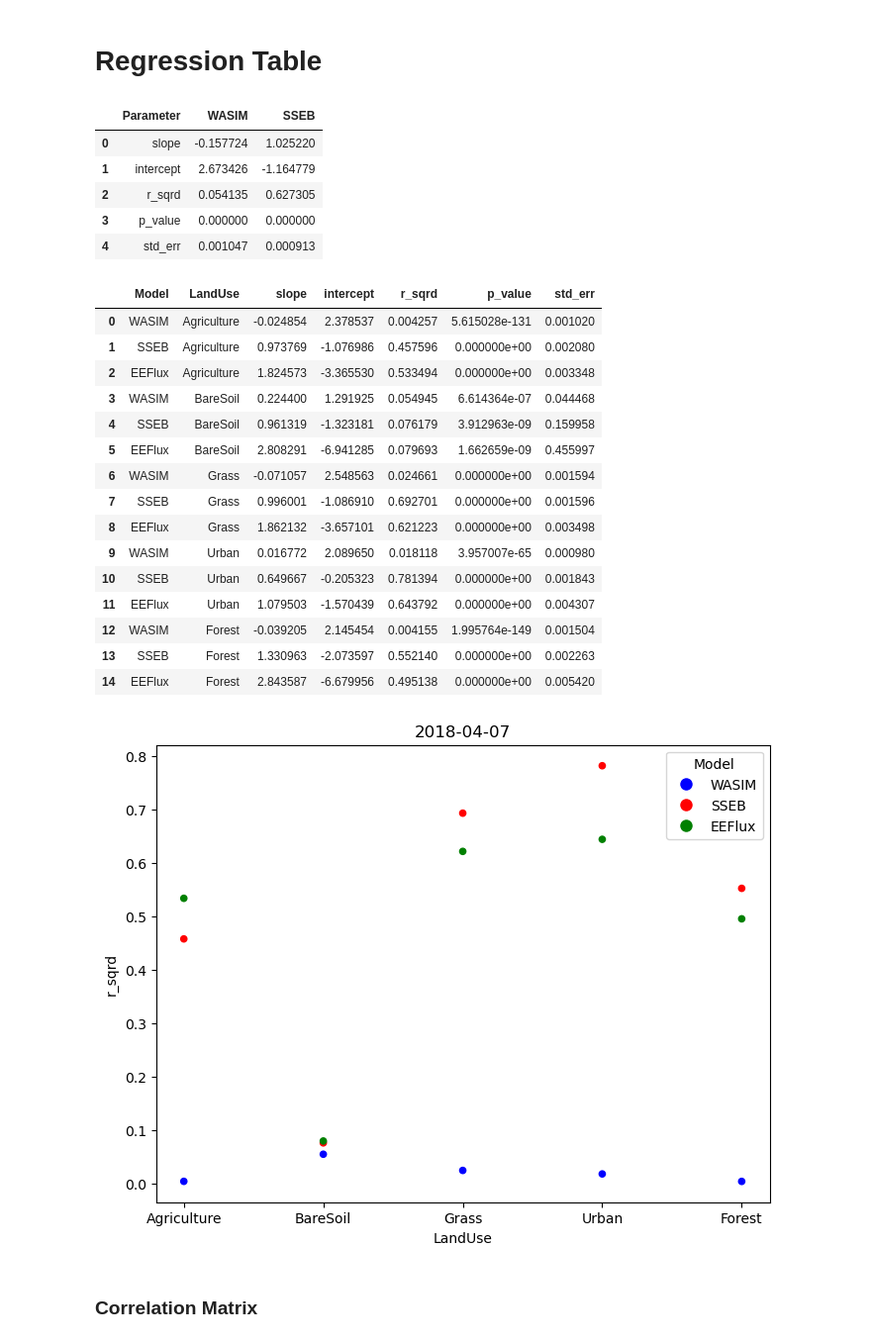
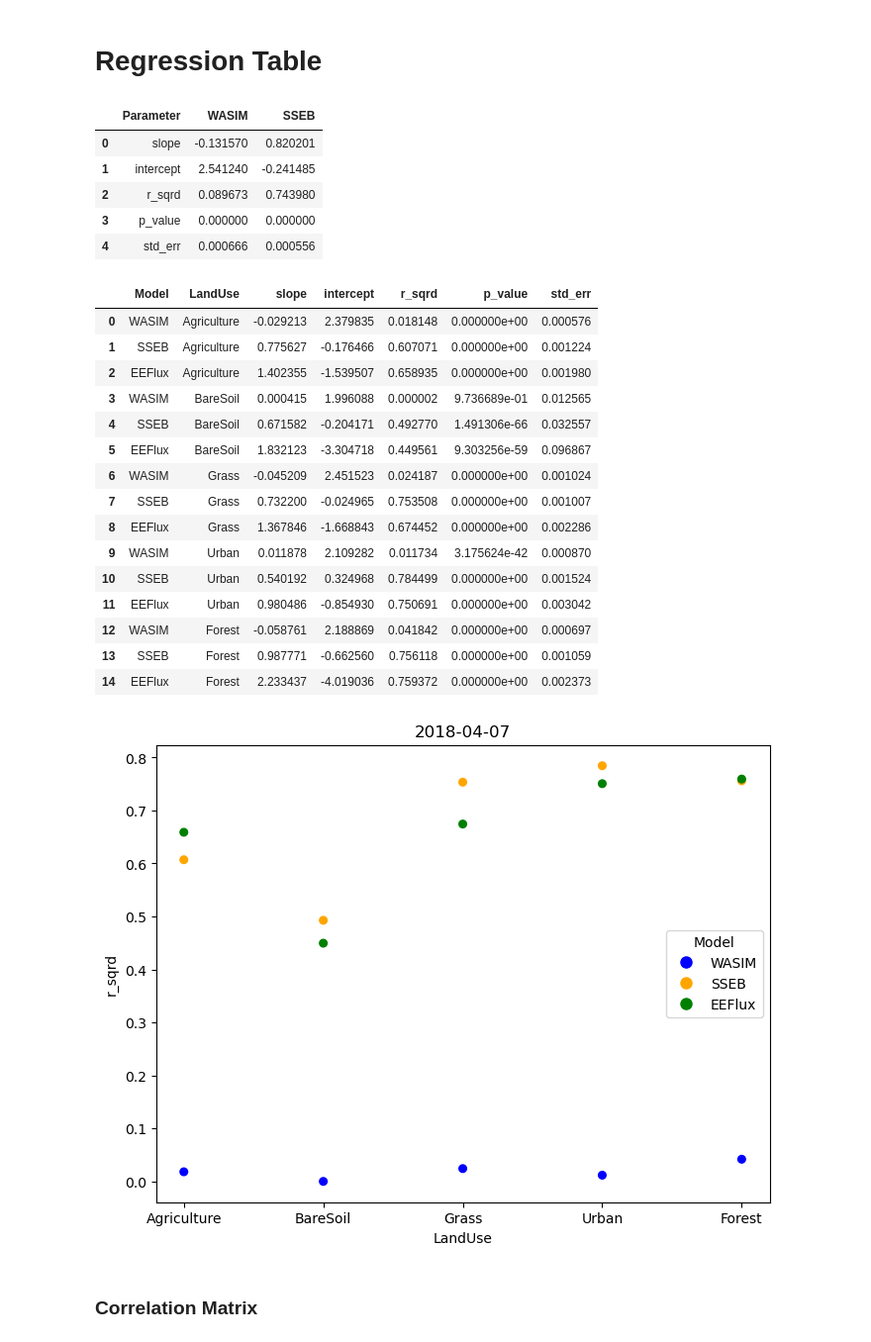
Before and after one commit to nicolast911/ET_master_project, a Jupyter notebook: scripts/images+analysis/2018-04-07_analysis.ipynb, the cells around one changed output. Shown at 99% size. Saved outputs shown, nothing was run; the diff lists cells and outputs as text; code cells hidden in the pictures.

Commit message:
PlotsWithR

```diff
--- a/scripts/images+analysis/2018-04-07_analysis.ipynb
+++ b/scripts/images+analysis/2018-04-07_analysis.ipynb
@@ -90,6 +90,9 @@ def SPAEF(s, o):
 # Insert Start of data directory
 # path_data = "../../DATA_MesoHyd_MA-SEBAL/"   # Path data SC_UL
 path_data = "D:/Nicolas_D/Geodaten/Masterarbeit/DATA_MesoHyd_MA-SEBAL/" # Path data NICOLAS-PC
+
+# Plot Path
+path_plots = "D:/Nicolas_D/Geodaten/Masterarbeit/DATA_MesoHyd_MA-SEBAL/Processed/export/images_first_analysis/"
 # %%
 # Set date(s) of modelling/data retrieval
 # date = "2015-07-04"  # Initial LS Picture
@@ -640,10 +653,16 @@ raster_1 = rxr.open_rasterio(paths_SSEB[1]).squeeze()
 SSEB_raster = merge_arrays(dataarrays = [raster_0, raster_1], nodata = np.nan)
 SSEB_raster.rio.write_crs("epsg:32632", inplace=True)
 
+# Clip raster by catchment vectors
+SSEB_raster = SSEB_raster.rio.clip(shape_catchments.geometry, all_touched = True)
+
+
 # Using reproject_match https://corteva.github.io/rioxarray/html/examples/reproject_match.html
 xds_match = eta_day
 xds = SSEB_raster
 xds_repr_match = xds.rio.reproject_match(xds_match)
+
+
 
 xds_repr_match = xds_repr_match.assign_coords({
     "x": xds_match.x,
@@ -1458,11 +1487,11 @@ full_regressions = pd.DataFrame({
 full_regressions
 # %% [output]
 |  | Parameter | WASIM | SSEB |
-| 0 | slope | -0.157724 | 1.025220 |
-| 1 | intercept | 2.673426 | -1.164779 |
-| 2 | r_sqrd | 0.054135 | 0.627305 |
+| 0 | slope | -0.131570 | 0.820201 |
+| 1 | intercept | 2.541240 | -0.241485 |
+| 2 | r_sqrd | 0.089673 | 0.743980 |
 | 3 | p_value | 0.000000 | 0.000000 |
-| 4 | std_err | 0.001047 | 0.000913 |
+| 4 | std_err | 0.000666 | 0.000556 |
 # %%
 colnames = ["Model", "LandUse", "slope", "intercept", "r_sqrd", "p_value", "std_err"]
 
@@ -1479,37 +1508,42 @@ for i in range(0,len(land_use_class)):
 df
 # %% [output]
 |  | Model | LandUse | slope | intercept | r_sqrd | p_value | std_err |
-| 0 | WASIM | Agriculture | -0.024854 | 2.378537 | 0.004257 | 5.615028e-131 | 0.001020 |
-| 1 | SSEB | Agriculture | 0.973769 | -1.076986 | 0.457596 | 0.000000e+00 | 0.002080 |
-| 2 | EEFlux | Agriculture | 1.824573 | -3.365530 | 0.533494 | 0.000000e+00 | 0.003348 |
-| 3 | WASIM | BareSoil | 0.224400 | 1.291925 | 0.054945 | 6.614364e-07 | 0.044468 |
-| 4 | SSEB | BareSoil | 0.961319 | -1.323181 | 0.076179 | 3.912963e-09 | 0.159958 |
-| 5 | EEFlux | BareSoil | 2.808291 | -6.941285 | 0.079693 | 1.662659e-09 | 0.455997 |
-| 6 | WASIM | Grass | -0.071057 | 2.548563 | 0.024661 | 0.000000e+00 | 0.001594 |
-| 7 | SSEB | Grass | 0.996001 | -1.086910 | 0.692701 | 0.000000e+00 | 0.001596 |
-| 8 | EEFlux | Grass | 1.862132 | -3.657101 | 0.621223 | 0.000000e+00 | 0.003498 |
-| 9 | WASIM | Urban | 0.016772 | 2.089650 | 0.018118 | 3.957007e-65 | 0.000980 |
-| 10 | SSEB | Urban | 0.649667 | -0.205323 | 0.781394 | 0.000000e+00 | 0.001843 |
-| 11 | EEFlux | Urban | 1.079503 | -1.570439 | 0.643792 | 0.000000e+00 | 0.004307 |
-| 12 | WASIM | Forest | -0.039205 | 2.145454 | 0.004155 | 1.995764e-149 | 0.001504 |
-| 13 | SSEB | Forest | 1.330963 | -2.073597 | 0.552140 | 0.000000e+00 | 0.002263 |
-| 14 | EEFlux | Forest | 2.843587 | -6.679956 | 0.495138 | 0.000000e+00 | 0.005420 |
+| 0 | WASIM | Agriculture | -0.029213 | 2.379835 | 0.018148 | 0.000000e+00 | 0.000576 |
+| 1 | SSEB | Agriculture | 0.775627 | -0.176466 | 0.607071 | 0.000000e+00 | 0.001224 |
+| 2 | EEFlux | Agriculture | 1.402355 | -1.539507 | 0.658935 | 0.000000e+00 | 0.001980 |
+| 3 | WASIM | BareSoil | 0.000415 | 1.996088 | 0.000002 | 9.736689e-01 | 0.012565 |
+| 4 | SSEB | BareSoil | 0.671582 | -0.204171 | 0.492770 | 1.491306e-66 | 0.032557 |
+| 5 | EEFlux | BareSoil | 1.832123 | -3.304718 | 0.449561 | 9.303256e-59 | 0.096867 |
+| 6 | WASIM | Grass | -0.045209 | 2.451523 | 0.024187 | 0.000000e+00 | 0.001024 |
+| 7 | SSEB | Grass | 0.732200 | -0.024965 | 0.753508 | 0.000000e+00 | 0.001007 |
+| 8 | EEFlux | Grass | 1.367846 | -1.668843 | 0.674452 | 0.000000e+00 | 0.002286 |
+| 9 | WASIM | Urban | 0.011878 | 2.109282 | 0.011734 | 3.175624e-42 | 0.000870 |
+| 10 | SSEB | Urban | 0.540192 | 0.324968 | 0.784499 | 0.000000e+00 | 0.001524 |
+| 11 | EEFlux | Urban | 0.980486 | -0.854930 | 0.750691 | 0.000000e+00 | 0.003042 |
+| 12 | WASIM | Forest | -0.058761 | 2.188869 | 0.041842 | 0.000000e+00 | 0.000697 |
+| 13 | SSEB | Forest | 0.987771 | -0.662560 | 0.756118 | 0.000000e+00 | 0.001059 |
+| 14 | EEFlux | Forest | 2.233437 | -4.019036 | 0.759372 | 0.000000e+00 | 0.002373 |
 # %%
-colors = {"WASIM": "blue", "SSEB": "red", "EEFlux": "green"}
+colors = {"WASIM": "blue", "SSEB": "orange", "EEFlux": "green"}
 
 # Scatter plot
-scatter_plot = df.plot.scatter(x="LandUse", y="r_sqrd", c=df["Model"].map(colors), figsize=(8, 6))
+scatter_plot = df.plot.scatter(x="LandUse", y="r_sqrd", c=df["Model"].map(colors), figsize=(8, 6), s = 30)
 
 # Create a legend
 legend_labels = [plt.Line2D([0], [0], marker='o', color='w', label=label, markerfacecolor=color, markersize=10) for label, color in colors.items()]
 scatter_plot.legend(handles=legend_labels, title="Model")
 
 # Set the title
 scatter_plot.set_title(date_met)
 
+# EXPORT
+# Save the plot as a .png file
+plot_filename = path_plots+f"r_sqrd_{date_met}.png"
+plt.savefig(plot_filename)
+
 plt.show()
 # %% [output]
-[figure, old version]
+[figure, new version]
 # %% [markdown]
 ### Correlation Matrix
 # %%
```
Also changed, not shown: parts of 35 cells of this notebook, 18 other files.
